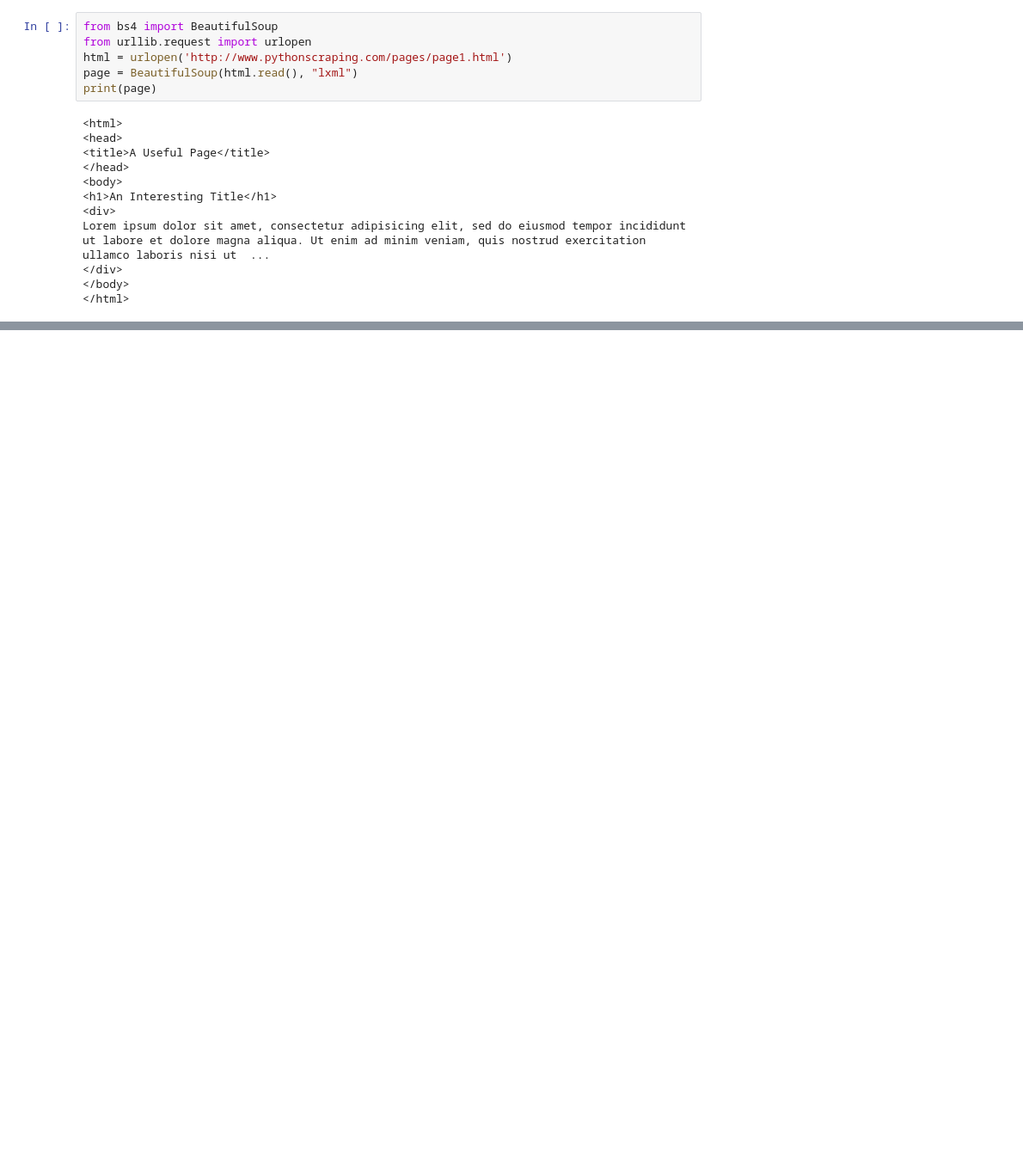
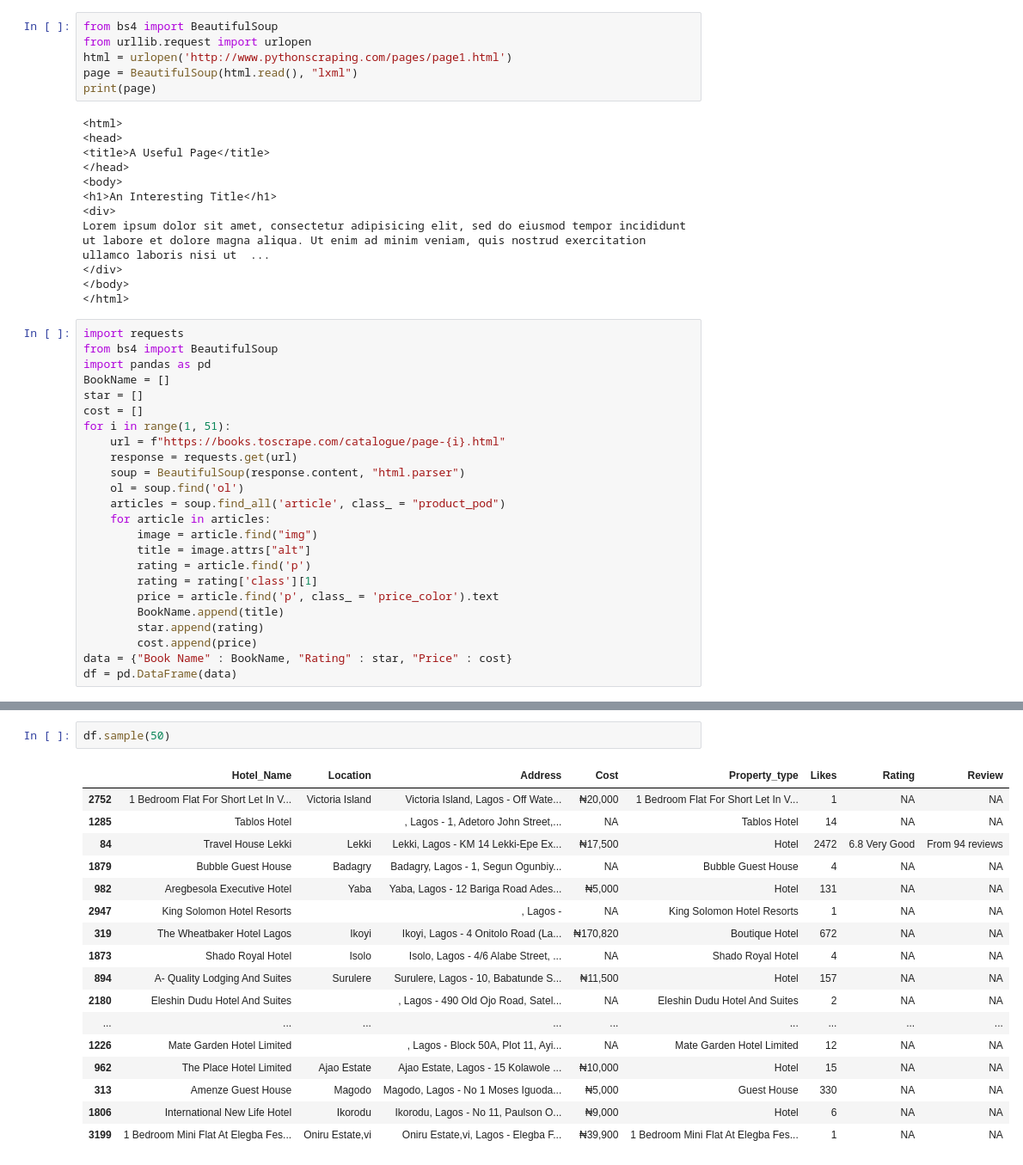
Before and after one commit to Ikuku-Success/BeautifulSoup, a Jupyter notebook: scraping practice.ipynb, the cells around one changed output, grey strips where cells are left out. Shown at 86% size. Saved outputs shown, nothing was run; the diff lists cells and outputs as text; blank space fills up the shorter version.

```diff
--- a/scraping practice.ipynb
+++ b/scraping practice.ipynb
@@ -40,3 +29,27 @@ Lorem ipsum dolor sit amet, consectetur adipisicing elit, sed do eiusmod tempor
 </div>
 </body>
 </html>
+# %%
+import requests
+from bs4 import BeautifulSoup
+import pandas as pd
+BookName = []
+star = []
+cost = []
+for i in range(1, 51):
+    url = f"https://books.toscrape.com/catalogue/page-{i}.html"
+    response = requests.get(url)
+    soup = BeautifulSoup(response.content, "html.parser")
+    ol = soup.find('ol')
+    articles = soup.find_all('article', class_ = "product_pod")
+    for article in articles:
+        image = article.find("img")
+        title = image.attrs["alt"]
+        rating = article.find('p')
+        rating = rating['class'][1]
+        price = article.find('p', class_ = 'price_color').text
+        BookName.append(title)
+        star.append(rating)
+        cost.append(price)
+data = {"Book Name" : BookName, "Rating" : star, "Price" : cost}
+df = pd.DataFrame(data)
@@ -42,0 +186,20 @@ Lorem ipsum dolor sit amet, consectetur adipisicing elit, sed do eiusmod tempor
+# %%
+df.sample(50)
+# %% [output]
+|  | Hotel_Name | Location | Address | Cost | Property_type | Likes | Rating | Review |
+| 2752 | 1 Bedroom Flat For Short Let In V... | Victoria Island | Victoria Island, Lagos - Off Wate... | ₦20,000 | 1 Bedroom Flat For Short Let In V... | 1 | NA | NA |
+| 1285 | Tablos Hotel |  | , Lagos - 1, Adetoro John Street,... | NA | Tablos Hotel | 14 | NA | NA |
+| 84 | Travel House Lekki | Lekki | Lekki, Lagos - KM 14 Lekki-Epe Ex... | ₦17,500 | Hotel | 2472 | 6.8 Very Good | From 94 reviews |
+| 1879 | Bubble Guest House | Badagry | Badagry, Lagos - 1, Segun Ogunbiy... | NA | Bubble Guest House | 4 | NA | NA |
+| 982 | Aregbesola Executive Hotel | Yaba | Yaba, Lagos - 12 Bariga Road Ades... | ₦5,000 | Hotel | 131 | NA | NA |
+| 2947 | King Solomon Hotel Resorts |  | , Lagos - | NA | King Solomon Hotel Resorts | 1 | NA | NA |
+| 319 | The Wheatbaker Hotel Lagos | Ikoyi | Ikoyi, Lagos - 4 Onitolo Road (La... | ₦170,820 | Boutique Hotel | 672 | NA | NA |
+| 1873 | Shado Royal Hotel | Isolo | Isolo, Lagos - 4/6 Alabe Street, ... | NA | Shado Royal Hotel | 4 | NA | NA |
+| 894 | A- Quality Lodging And Suites | Surulere | Surulere, Lagos - 10, Babatunde S... | ₦11,500 | Hotel | 157 | NA | NA |
+| 2180 | Eleshin Dudu Hotel And Suites |  | , Lagos - 490 Old Ojo Road, Satel... | NA | Eleshin Dudu Hotel And Suites | 2 | NA | NA |
+| ... | ... | ... | ... | ... | ... | ... | ... | ... |
+| 1226 | Mate Garden Hotel Limited |  | , Lagos - Block 50A, Plot 11, Ayi... | NA | Mate Garden Hotel Limited | 12 | NA | NA |
+| 962 | The Place Hotel Limited | Ajao Estate | Ajao Estate, Lagos - 15 Kolawole ... | ₦10,000 | Hotel | 15 | NA | NA |
+| 313 | Amenze Guest House | Magodo | Magodo, Lagos - No 1 Moses Iguoda... | ₦5,000 | Guest House | 330 | NA | NA |
+| 1806 | International New Life Hotel | Ikorodu | Ikorodu, Lagos - No 11, Paulson O... | ₦9,000 | Hotel | 6 | NA | NA |
+| 3199 | 1 Bedroom Mini Flat At Elegba Fes... | Oniru Estate,vi | Oniru Estate,vi, Lagos - Elegba F... | ₦39,900 | 1 Bedroom Mini Flat At Elegba Fes... | 1 | NA | NA |
```
Also changed, not shown: parts of 11 cells of this notebook, 1 other file.
